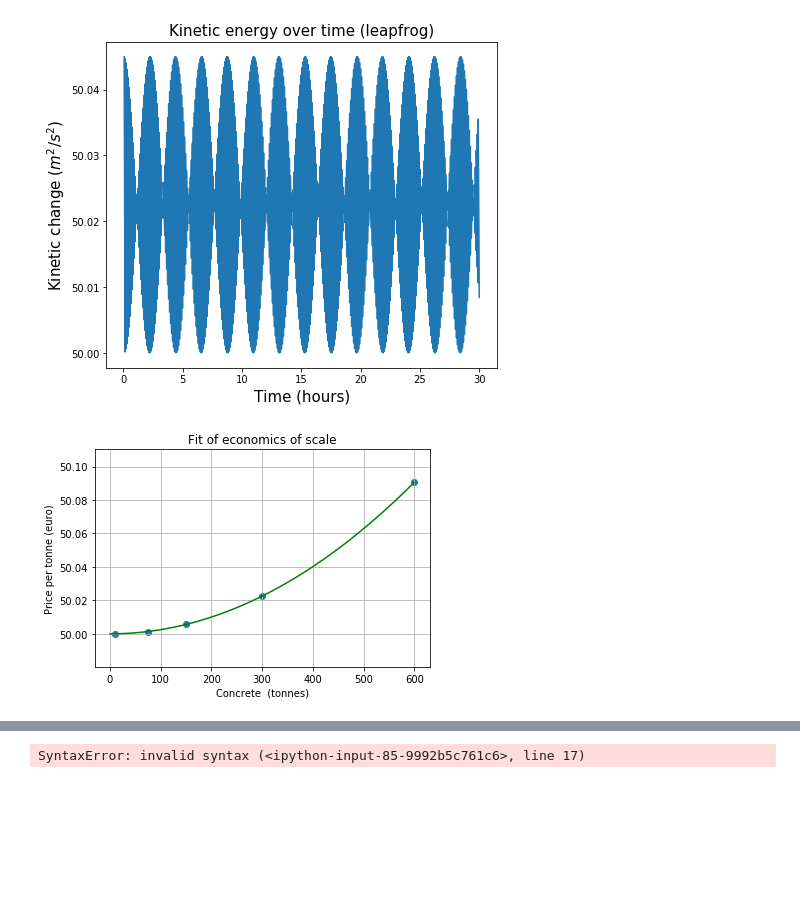
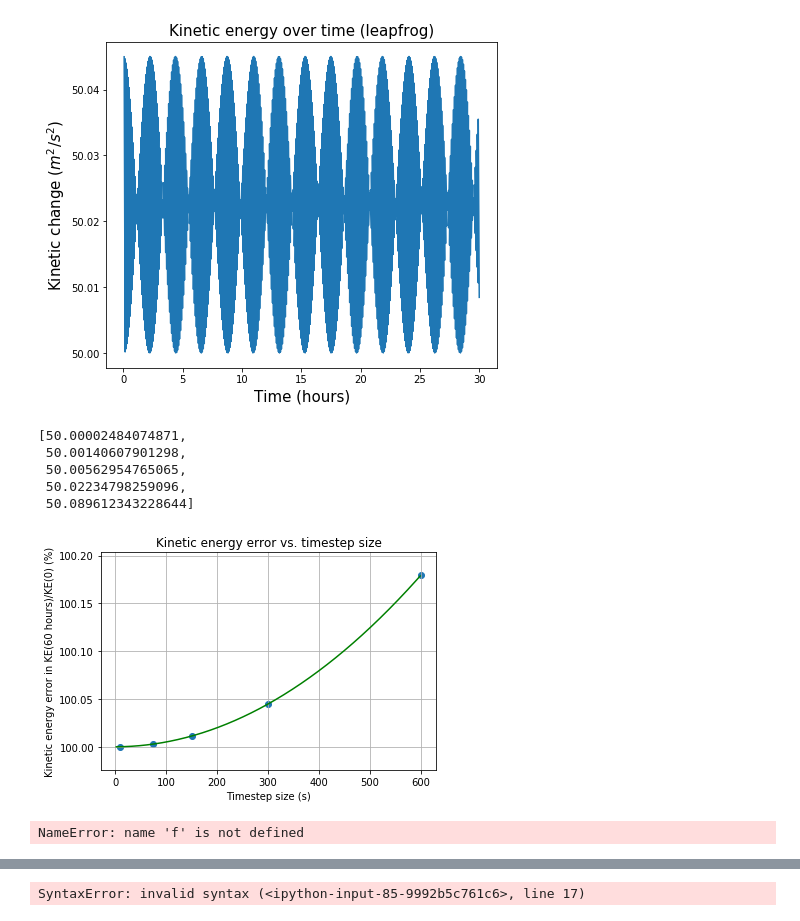
Before and after one commit to toonmaassen/SOAC, a Jupyter notebook: Exercise 1 .ipynb, the cells around one changed output, grey strips where cells are left out. Cells and saved outputs as stored; diff of their text form; code cells hidden in the pictures; blank space fills up the shorter version.

```diff
--- a/Exercise 1 .ipynb
+++ b/Exercise 1 .ipynb
@@ -93,11 +93,12 @@ plt.show()
 timesteps=[10,75,150,300,600]
 KElist=[]
 for dt in timesteps:
+    nt_len=int(60*3600/dt)
+    time = np.zeros((nt_len)) #an array for the time steps
     ulp = np.zeros((nt_len))
     vlp = np.zeros((nt_len))
     KElp = np.zeros((nt_len))
     ulp[0]=10.0
-
     #initialize first step with Euler forward
     time[1] = time[0] +dt
     ulp[1] = ulp[0] + (fCor *vlp[0]*dt)
@@ -107,29 +108,46 @@ for dt in timesteps:
         ulp[nt+1] = ulp[nt-1] + (fCor *vlp[nt]*2*dt)
         vlp[nt+1] = vlp[nt-1] - (fCor *ulp[nt]*2*dt)
         KElp[nt] = .5*(vlp[nt]**2+ulp[nt]**2)
-    KElist.append(np.mean(KElp[619:719]))
+    KElist.append(np.mean(KElp[nt_len-100:nt_len-1]))
+# %%
+KElist
+# %% [output]
+[50.00002484074871,
+ 50.00140607901298,
+ 50.00562954765065,
+ 50.02234798259096,
+ 50.089612343228644]
 # %%
 from scipy.optimize import curve_fit
 from scipy import asarray as ar,exp
 import numpy as np
 import matplotlib.pyplot as plt
 
 xdata=np.array(timesteps)
-ydata=np.array(KElist)
-xlist=np.arange(0,600,1)
+ydata=np.array(KElist)*2
+xlist=np.arange(2,600,1)
 
-def fit(x,a,b,c):
-    return a*x**b+c
-popt, pcov = curve_fit(fit,xdata,ydata,p0=[0,0,0])
+def fit(x,a,b,c,d):
+    return a+b*x+c*x**2+d*x**3
+popt, pcov = curve_fit(fit,xdata,ydata,p0=[0,0,0,0])
 
-plt.title('Fit of economics of scale')
+plt.title('Kinetic energy error vs. timestep size')
 plt.scatter(xdata,ydata)
 plt.plot(xlist,fit(xlist,*popt),'green',label='Gaussian fit of peak')
-plt.xlabel('Concrete  (tonnes)')
-plt.ylabel('Price per tonne (euro)')
+plt.xlabel('Timestep size (s)')
+plt.ylabel('Kinetic energy error in KE(60 hours)/KE(0) (%)')
 plt.grid()
+plt.show()
+
+#You can get the residual sum of squares (ss_tot) with
+
+residuals = ydata- f(xdata, *popt)
+ss_res = numpy.sum(residuals**2)
+ss_tot = numpy.sum((ydata-numpy.mean(ydata))**2)
+r_squared = 1 - (ss_res / ss_tot)
 # %% [output]
-[figure, old version]
+[figure, new version]
+NameError: name 'f' is not defined
 # %%
 #Error in energy graph
 
```
Also changed, not shown: parts of 1 cell of this notebook.
